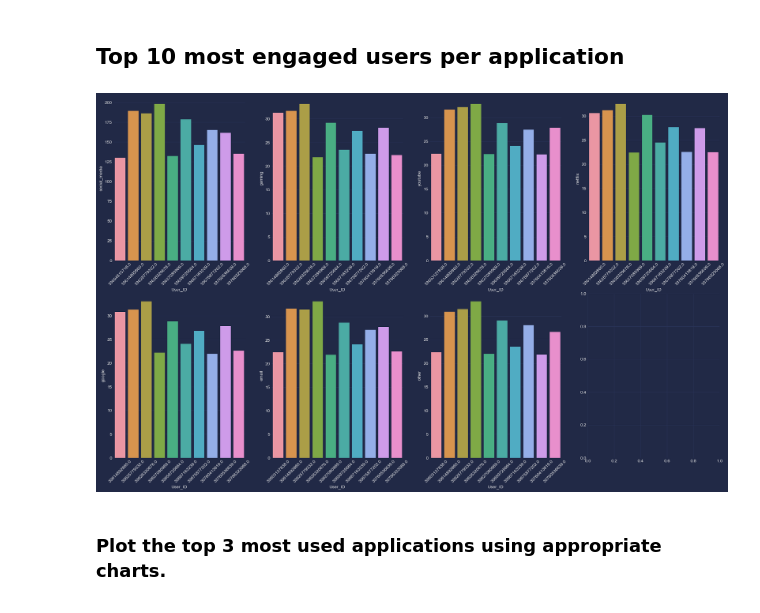
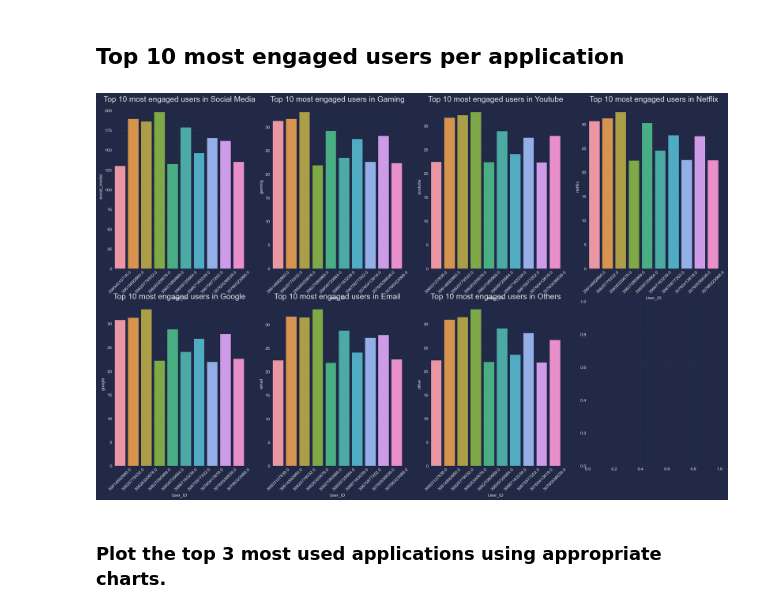
Before and after one commit to eyaya/User-Analytics-in-the-Telecom-Industry, a Jupyter notebook: notebooks/user_engagement_analysis.ipynb, the cells around one changed output. Drawn from its saved outputs; the diff is of its cells as text; code cells hidden in the pictures.

```diff
--- a/notebooks/user_engagement_analysis.ipynb
+++ b/notebooks/user_engagement_analysis.ipynb
@@ -399,22 +413,30 @@ others_df['other'] = other.values
 # %%
 f, axes = plt.subplots(2, 4, figsize=(25, 15))
 ax1 = sns.barplot(data=social_media_df, x='User_ID', orient='v', y='social_media', ax=axes[0,0])
-ax2 = sns.barplot(data=gaming_df, x='User_ID',orient='v', y='gaming', ax=axes[0,1],)
+ax2 = sns.barplot(data=gaming_df, x='User_ID',orient='v', y='gaming', ax=axes[0,1])
 ax3 = sns.barplot(data=youtube_df, x='User_ID',orient='v', y='youtube', ax=axes[0,2])
 ax4 = sns.barplot(data=netflix_df, x='User_ID',orient='v', y='netflix', ax=axes[0,3])
 ax5 = sns.barplot(data=google_df, x='User_ID',orient='v', y='google', ax=axes[1,0])
 ax6 = sns.barplot(data=email_df, x='User_ID',orient='v', y='email', ax=axes[1,1])
 ax7 = sns.barplot(data=others_df, x='User_ID',orient='v', y='other', ax=axes[1,2])
 ax1.set_xticklabels(ax1.xaxis.get_majorticklabels(), rotation=45)
 ax2.set_xticklabels(ax2.xaxis.get_majorticklabels(), rotation=45)
 ax3.set_xticklabels(ax3.xaxis.get_majorticklabels(), rotation=45)
 ax4.set_xticklabels(ax4.xaxis.get_majorticklabels(), rotation=45)
 ax5.set_xticklabels(ax5.xaxis.get_majorticklabels(), rotation=45)
 ax6.set_xticklabels(ax6.xaxis.get_majorticklabels(), rotation=45)
 ax7.set_xticklabels(ax7.xaxis.get_majorticklabels(), rotation=45)
+ax1.set_title('Top 10 most engaged users in Social Media',fontsize=18)
+ax2.set_title('Top 10 most engaged users in Gaming',fontsize=18)
+ax3.set_title('Top 10 most engaged users in Youtube',fontsize=18)
+ax4.set_title('Top 10 most engaged users in Netflix',fontsize=18)
+ax5.set_title('Top 10 most engaged users in Google',fontsize=18)
+ax6.set_title('Top 10 most engaged users in Email',fontsize=18)
+ax7.set_title('Top 10 most engaged users in Others',fontsize=18)
+plt.savefig('../assets/t10app_users.png')
 plt.show()
 # %% [output]
-[figure, old version]
+[figure, new version]
 # %% [markdown]
 ### Plot the top 3 most used applications using appropriate charts.
 # %%
```
Also changed, not shown: parts of 3 cells of this notebook, 3 other files.
